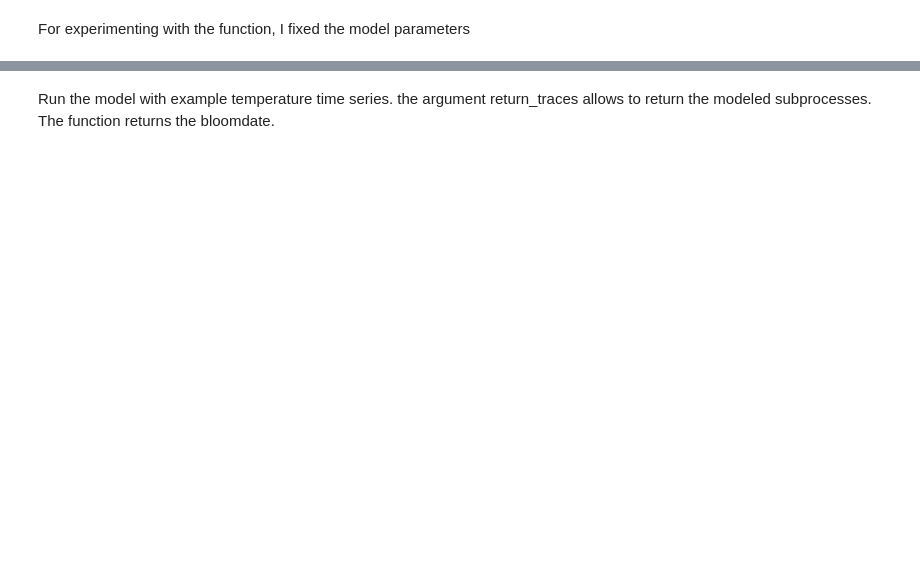
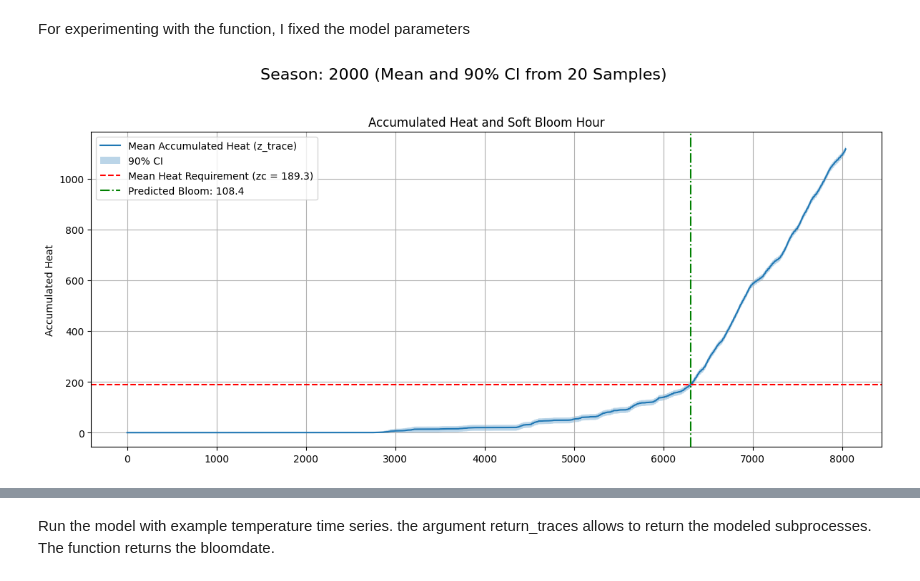
Before and after one commit to larscaspersen/phenoflex_meets_bayes, a Jupyter notebook: hybridmodel_phenoflex.ipynb, the cells around one changed output, grey strips where cells are left out. Drawn from its saved outputs; the diff is of its cells as text; code cells hidden in the pictures; blank space fills up the shorter version.

Commit message:
several seasons, several sampels

```diff
--- a/hybridmodel_phenoflex.ipynb
+++ b/hybridmodel_phenoflex.ipynb
@@ -476,0 +623,90 @@ start_doy = example_season[0].iloc[0]['JDay'] - (example_season[0].iloc[0]['Hour
+# %%
+import matplotlib.pyplot as plt
+import jax.numpy as jnp
+import numpy as np # Used for np.arange in the original example
+
+# The soft_bloom_hour function from phenoflex_numpyro is designed for batched inputs.
+# This helper is for single-season plotting if needed to re-calculate bloom hour.
+def get_soft_bloom_hour_and_weights(z_trace_single_season, hours_single_season, zc_scalar, sharpness):
+    # z_trace_single_season is (num_timesteps - 1,)
+    # hours_single_season is (num_timesteps - 1,)
+    # zc_scalar is scalar
+    logits  = -sharpness * (z_trace_single_season - zc_scalar)**2
+    # Numerically stable softmax
+    logits  = logits - jnp.max(logits)
+    weights = jnp.exp(logits)
+    weights = weights / jnp.sum(weights)
+    bloom_hour_val = jnp.dot(weights, hours_single_season)
+    return bloom_hour_val, weights
+
+# Assuming 'preds' is available from previous execution (cell plSeY2Y-C2NC)
+# preds contains: 'z_trace' (num_samples, num_seasons, num_timesteps-1), 'y_trace' (num_samples, num_seasons, num_timesteps-1),
+# 'zc' (num_samples,), 'bloom_doy_pred' (num_samples, num_seasons)
+# 'times' (num_seasons, num_timesteps) and 'years' (num_seasons) are also available from plSeY2Y-C2NC
+
+num_samples_in_preds = preds['z_trace'].shape[0]
+num_seasons_in_preds = preds['z_trace'].shape[1]
+
+# Calculate the mean zc from all samples for plotting consistency
+mean_zc = preds['zc'].mean()
+
+# Iterate through each season and plot
+for i_season in range(num_seasons_in_preds):
+    # Extract data for the current season across all samples
+    z_trace_all_samples = preds['z_trace'][:, i_season, :] # Shape: (num_samples, num_timesteps-1)
+    y_trace_all_samples = preds['y_trace'][:, i_season, :] # Shape: (num_samples, num_timesteps-1)
+    bloom_doy_pred_all_samples = preds['bloom_doy_pred'][:, i_season] # Shape: (num_samples,)
+
+    # Calculate mean and 90% credible interval (5th and 95th percentiles) for traces
+    mean_z_trace = jnp.mean(z_trace_all_samples, axis=0)
+    lower_z_trace = jnp.percentile(z_trace_all_samples, 5, axis=0)
+    upper_z_trace = jnp.percentile(z_trace_all_samples, 95, axis=0)
+
+    mean_y_trace = jnp.mean(y_trace_all_samples, axis=0)
+    lower_y_trace = jnp.percentile(y_trace_all_samples, 5, axis=0)
+    upper_y_trace = jnp.percentile(y_trace_all_samples, 95, axis=0)
+
+    mean_bloom_doy_pred = jnp.mean(bloom_doy_pred_all_samples)
+
+    # 'times' is from the prepare_seasons function and has shape (num_seasons, num_timesteps).
+    # The z_trace and y_trace have num_timesteps-1 length, so we use times[:, 1:]
+    hours_for_plotting = times[i_season, 1:]
+
+    # Calculate bloom hour using the mean z_trace and mean zc
+    # We re-calculate bloom hour using the mean trace for visualization.
+    # Note: This is an approximation as the soft_bloom_hour is non-linear.
+    bloom_hour_mean_z = get_soft_bloom_hour_and_weights(
+        mean_z_trace, hours_for_plotting, mean_zc, sharpness=1.0
+    )[0]
+
+    season_year = years[i_season]
+
+    # Create a single subplot instead of two
+    fig, ax1 = plt.subplots(1, 1, figsize=(12, 6), sharex=True)
+    fig.suptitle(f'Season: {season_year} (Mean and 90% CI from {num_samples_in_preds} Samples)', fontsize=16)
+
+    # Subplot 1: Z-trace (Accumulated Heat) and Zc threshold
+    ax1.plot(hours_for_plotting, mean_z_trace, label='Mean Accumulated Heat (z_trace)')
+    ax1.fill_between(hours_for_plotting, lower_z_trace, upper_z_trace, alpha=0.3, label='90% CI')
+    ax1.axhline(mean_zc, color='r', linestyle='--', label=f'Mean Heat Requirement (zc = {mean_zc:.1f})')
+    ax1.axvline(bloom_hour_mean_z, color='g', linestyle='-.', label=f'Predicted Bloom: {mean_bloom_doy_pred:.1f}')
+    ax1.set_ylabel('Accumulated Heat')
+    ax1.set_title('Accumulated Heat and Soft Bloom Hour')
+    ax1.legend()
+    ax1.grid(True)
+
+    # --- Start of commented out second subplot code ---
+    # Subplot 2: Y-trace (Stable Chill Pool)
+    # ax2.plot(hours_for_plotting, mean_y_trace, label='Mean Stable Chill Pool (y_trace)', color='purple')
+    # ax2.fill_between(hours_for_plotting, lower_y_trace, upper_y_trace, color='purple', alpha=0.3, label='90% CI')
+    # ax2.set_xlabel('Time (hours)')
+    # ax2.set_ylabel('Stable Chill Pool')
+    # ax2.set_title(f'Stable Chill Pool Accumulation. Mean Predicted Bloom DOY: {mean_bloom_doy_pred:.2f}')
+    # ax2.legend()
+    # ax2.grid(True)
+    # --- End of commented out second subplot code ---
+
+    plt.tight_layout(rect=[0, 0.03, 1, 0.95]) # Adjust layout to make space for suptitle
+    plt.show()
+# %% [output]
+[figure, added]
```
Also changed, not shown: parts of 11 cells of this notebook.
